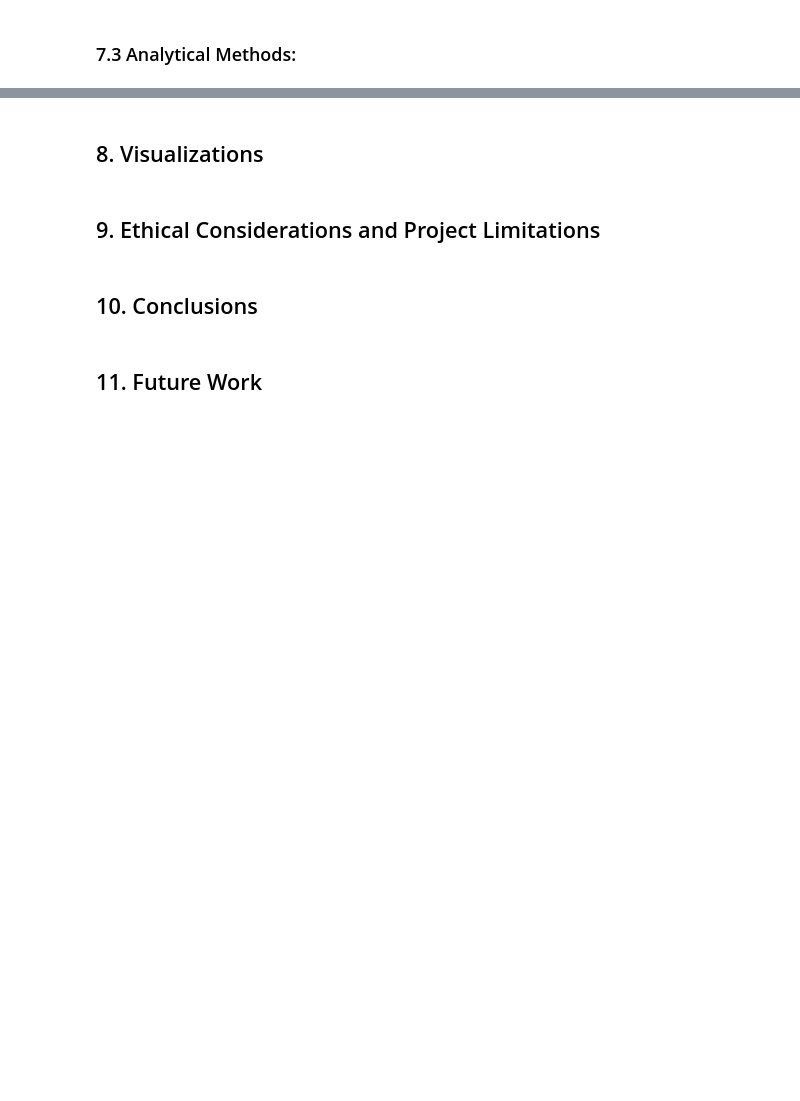
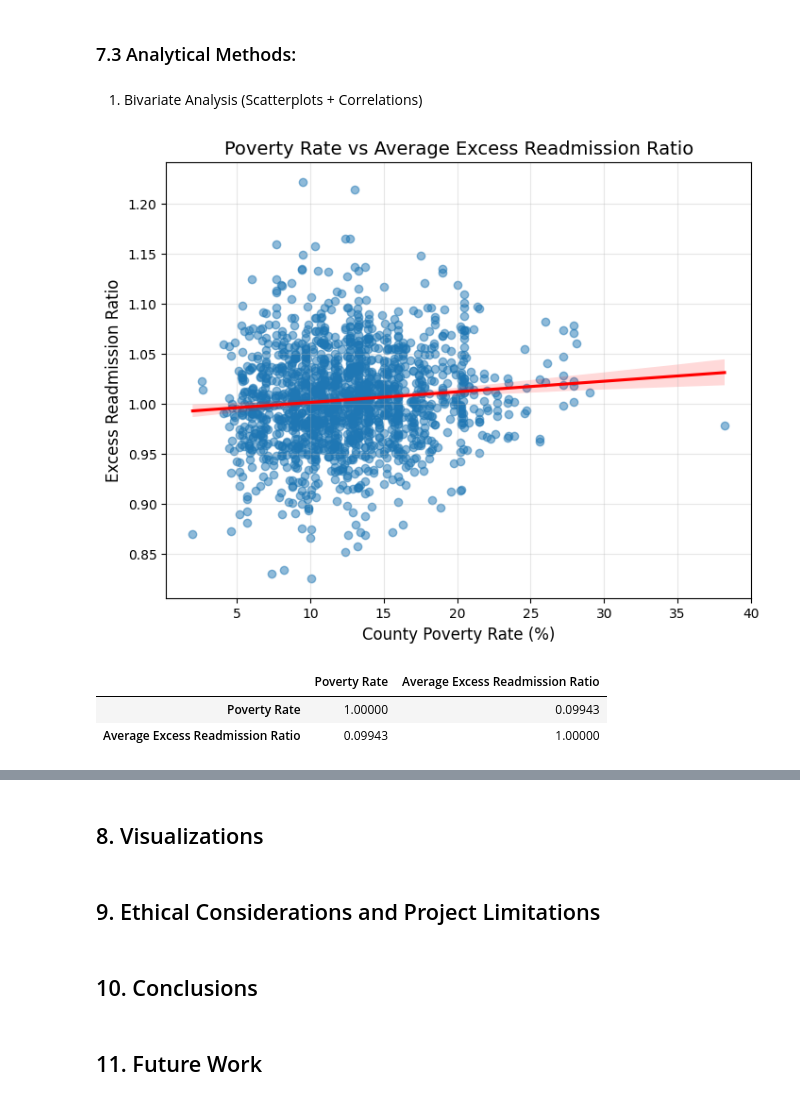
Before and after one commit to Hychow-gh/SI-624, a Jupyter notebook: SI 624_Final Project/Final_Project.ipynb, the cells around one changed output, grey strips where cells are left out. Drawn from its saved outputs; the diff is of its cells as text; code cells hidden in the pictures; blank space fills up the shorter version.

Commit message:
Add regression models, visualizations, and updated notebook

```diff
--- a/SI 624_Final Project/Final_Project.ipynb
+++ b/SI 624_Final Project/Final_Project.ipynb
@@ -247,3 +247,32 @@ dtype: int64
 | 4 | 100008 | BAPTIST HOSPITAL OF MIAMI | MIAMI-DADE | FL | Acute Care Hospitals | Voluntary non-profit - Private | 0.994400 | ... |
 # %% [markdown]
 ### 7.3 Analytical Methods:
+# %% [markdown]
+1. Bivariate Analysis (Scatterplots + Correlations)
+# %%
+# 1. Poverty vs. Readmission Rate
+import seaborn as sns
+import matplotlib.pyplot as plt
+
+plt.figure(figsize=(8,6))
+sns.regplot(
+    data=final_df,
+    x="Poverty Rate",
+    y="Average Excess Readmission Ratio",
+    scatter_kws={'alpha':0.5},
+    line_kws={'color': 'red'}
+)
+
+plt.title("Poverty Rate vs Average Excess Readmission Ratio", fontsize=14)
+plt.xlabel("County Poverty Rate (%)", fontsize=12)
+plt.ylabel("Excess Readmission Ratio", fontsize=12)
+plt.grid(alpha=0.3)
+plt.show()
+
+# Correlation
+final_df[["Poverty Rate", "Average Excess Readmission Ratio"]].corr()
+# %% [output]
+[figure, added]
+|  | Poverty Rate | Average Excess Readmission Ratio |
+| Poverty Rate | 1.00000 | 0.09943 |
+| Average Excess Readmission Ratio | 0.09943 | 1.00000 |
```
Also changed, not shown: parts of 10 cells of this notebook.
